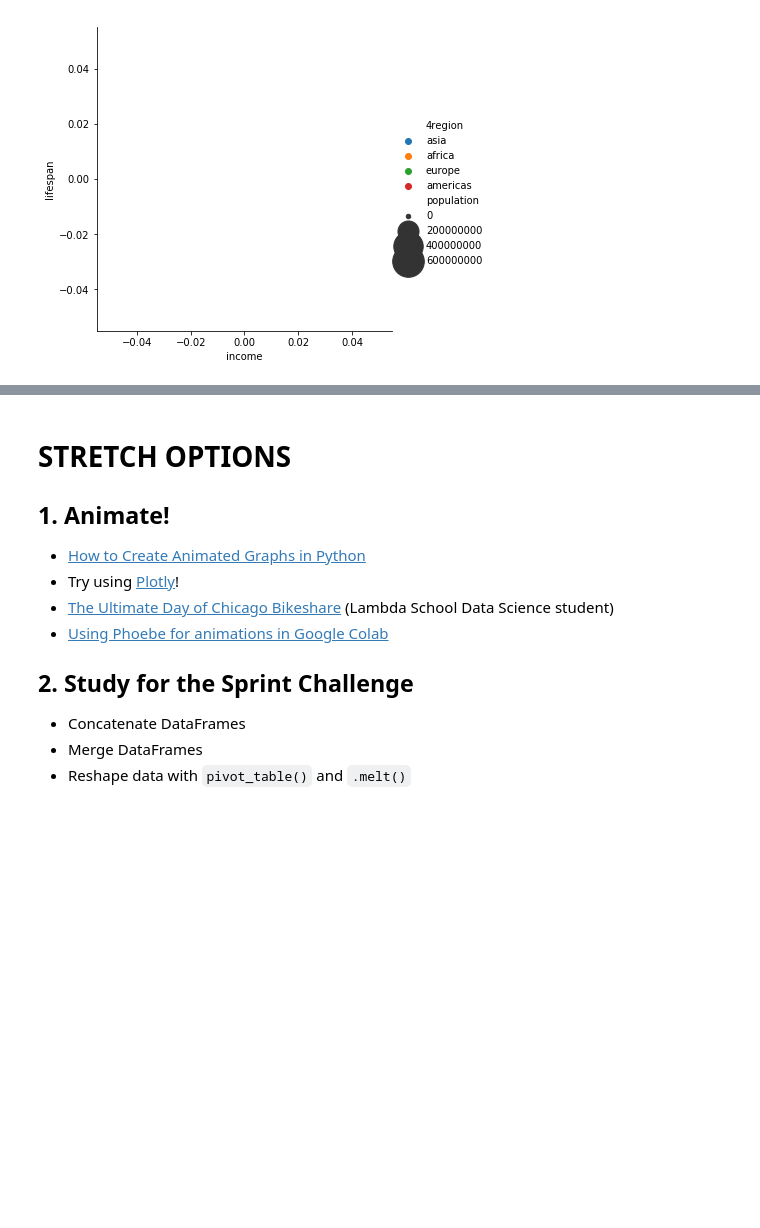
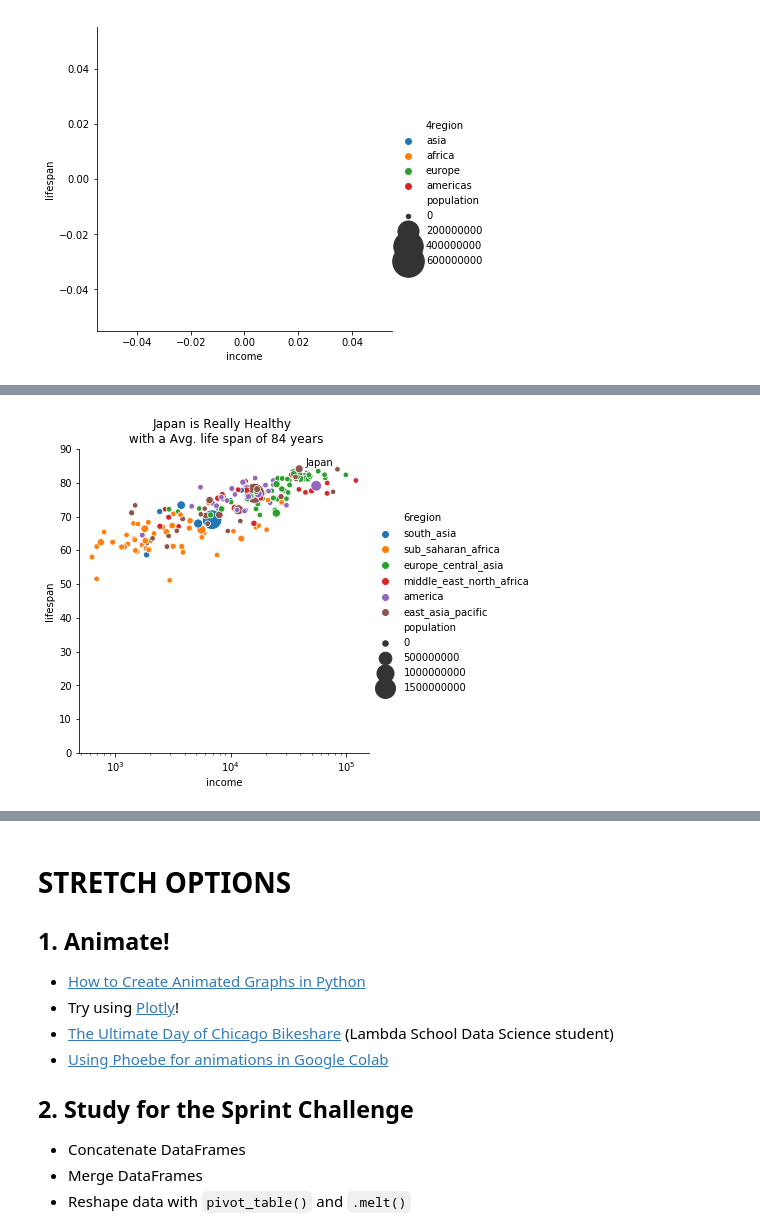
Before and after one commit to Bhavani-Rajan/DS-Unit-1-Sprint-2-Data-Wrangling-and-Storytelling, a Jupyter notebook: module4-sequence-your-narrative/LS_DS_124_Sequence_your_narrative_Assignment.ipynb, the cells around one changed output, grey strips where cells are left out. Saved outputs shown, nothing was run; the diff lists cells and outputs as text; code cells hidden in the pictures; blank space fills up the shorter version.

```diff
--- a/module4-sequence-your-narrative/LS_DS_124_Sequence_your_narrative_Assignment.ipynb
+++ b/module4-sequence-your-narrative/LS_DS_124_Sequence_your_narrative_Assignment.ipynb
@@ -329,0 +394,11 @@ plt.show()
+# %%
+sns.relplot(x='income', y='lifespan', hue='6region', size='population',
+            sizes=(30,400), data=now)
+plt.xscale('log')
+plt.ylim(0,90)
+plt.title("Japan is Really Healthy"+" \n "+"with a Avg. life span of 84 years")
+
+plt.text(x=now_japan.income+5000, y= now_japan.lifespan+1, s='Japan')
+plt.show()
+# %% [output]
+[figure, added]
```
Also changed, not shown: parts of 11 cells of this notebook.
